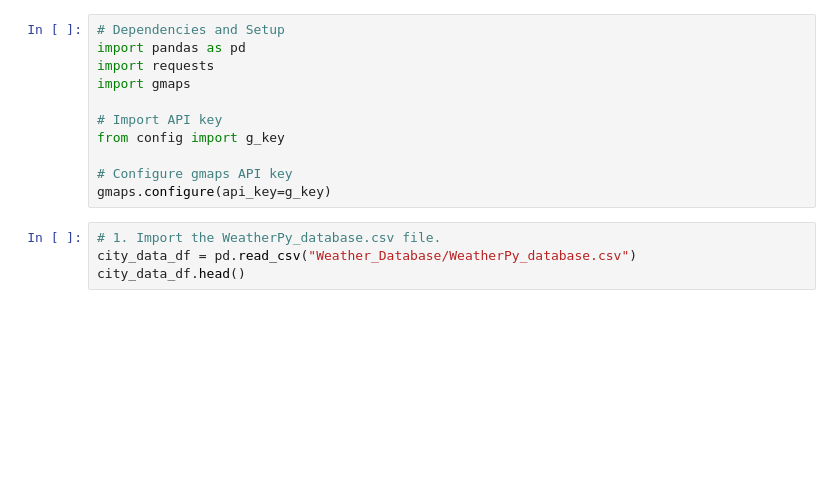
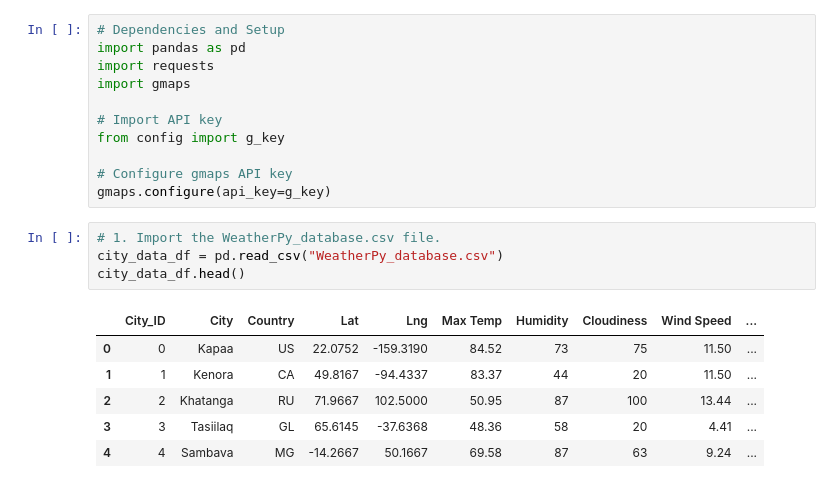
Before and after one commit to racheltr248/API_challenge, a Jupyter notebook: API_Deliverable2.ipynb, the cells around one changed output. Drawn from its saved outputs; the diff is of its cells as text; blank space fills up the shorter version.

```diff
--- a/API_Deliverable2.ipynb
+++ b/API_Deliverable2.ipynb
@@ -13,7 +13,14 @@ from config import g_key
 gmaps.configure(api_key=g_key)
 # %%
 # 1. Import the WeatherPy_database.csv file.
-city_data_df = pd.read_csv("Weather_Database/WeatherPy_database.csv")
+city_data_df = pd.read_csv("WeatherPy_database.csv")
 city_data_df.head()
+# %% [output]
+|  | City_ID | City | Country | Lat | Lng | Max Temp | Humidity | Cloudiness | Wind Speed | ... |
+| 0 | 0 | Kapaa | US | 22.0752 | -159.3190 | 84.52 | 73 | 75 | 11.50 | ... |
+| 1 | 1 | Kenora | CA | 49.8167 | -94.4337 | 83.37 | 44 | 20 | 11.50 | ... |
+| 2 | 2 | Khatanga | RU | 71.9667 | 102.5000 | 50.95 | 87 | 100 | 13.44 | ... |
+| 3 | 3 | Tasiilaq | GL | 65.6145 | -37.6368 | 48.36 | 58 | 20 | 4.41 | ... |
+| 4 | 4 | Sambava | MG | -14.2667 | 50.1667 | 69.58 | 87 | 63 | 9.24 | ... |
 # %%
 # 2. Prompt the user to enter minimum and maximum temperature criteria
```
Also changed, not shown: parts of 12 cells of this notebook, 2 other files.
